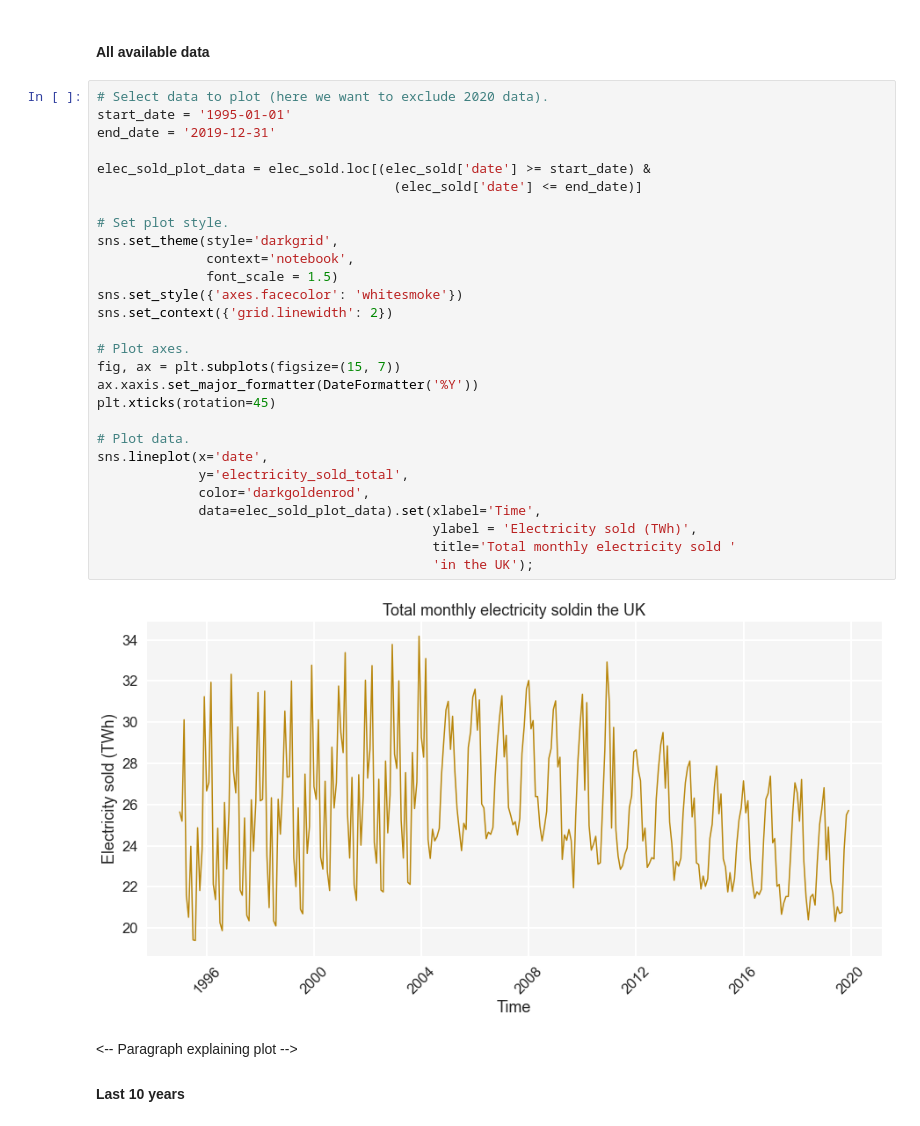
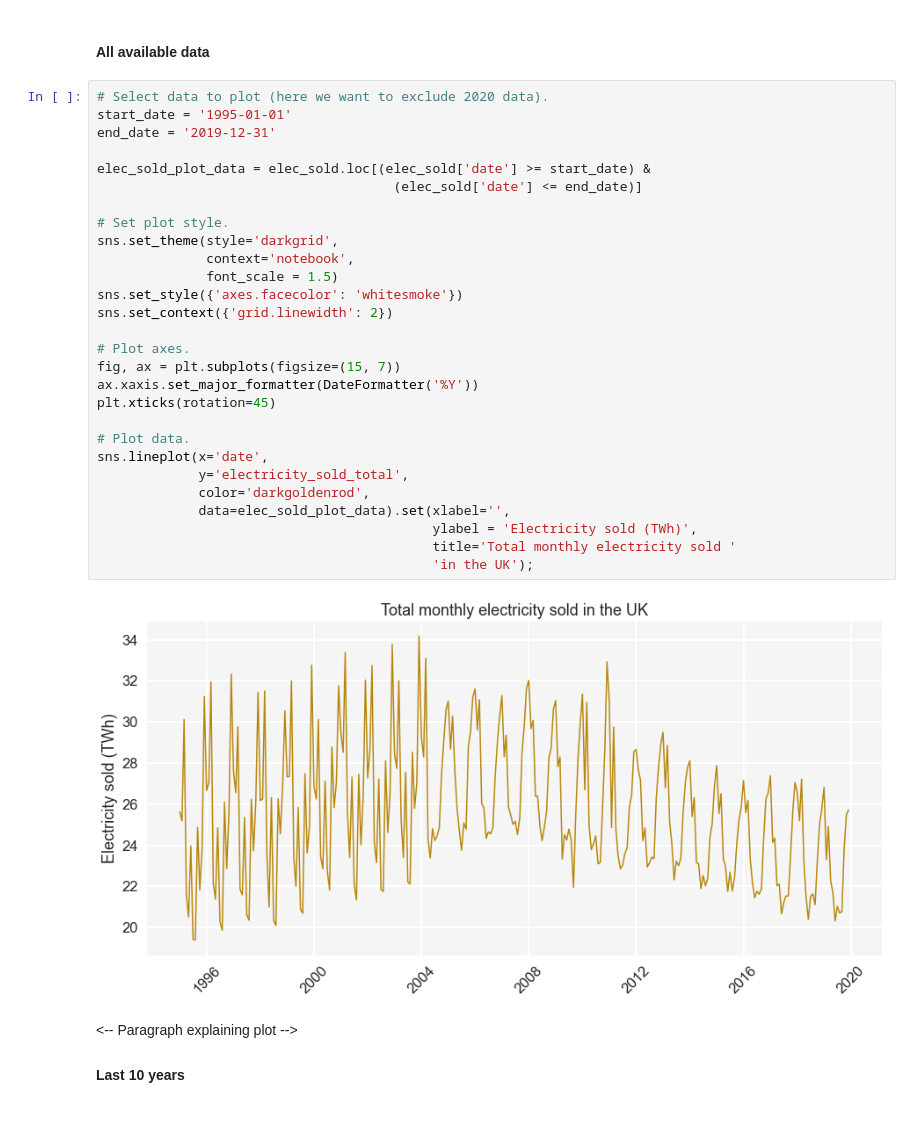
Before and after one commit to robynfsj/cfg-big-data-challenge, a Jupyter notebook: notebooks/submission.ipynb, the cells around one changed output. Cells and saved outputs as stored; diff of their text form.

Commit message:
Add missing spaces to plot titles

```diff
--- a/notebooks/submission.ipynb
+++ b/notebooks/submission.ipynb
@@ -595,33 +580,33 @@ date
 # %%
 # Select data to plot (here we want to exclude 2020 data).
 start_date = '1995-01-01'
 end_date = '2019-12-31'
 
 elec_sold_plot_data = elec_sold.loc[(elec_sold['date'] >= start_date) &
                                       (elec_sold['date'] <= end_date)]
 
 # Set plot style.
 sns.set_theme(style='darkgrid',
               context='notebook',
               font_scale = 1.5)
 sns.set_style({'axes.facecolor': 'whitesmoke'})
 sns.set_context({'grid.linewidth': 2})
 
 # Plot axes.
 fig, ax = plt.subplots(figsize=(15, 7))
 ax.xaxis.set_major_formatter(DateFormatter('%Y'))
 plt.xticks(rotation=45)
 
 # Plot data.
 sns.lineplot(x='date',
              y='electricity_sold_total',
              color='darkgoldenrod',
-             data=elec_sold_plot_data).set(xlabel='Time',
+             data=elec_sold_plot_data).set(xlabel='',
                                            ylabel = 'Electricity sold (TWh)',
                                            title='Total monthly electricity sold '
                                            'in the UK');
 # %% [output]
-[figure, old version]
+[figure, new version]
 # %% [markdown]
 <-- Paragraph explaining plot -->
 
```
Also changed, not shown: parts of 4 cells of this notebook.
